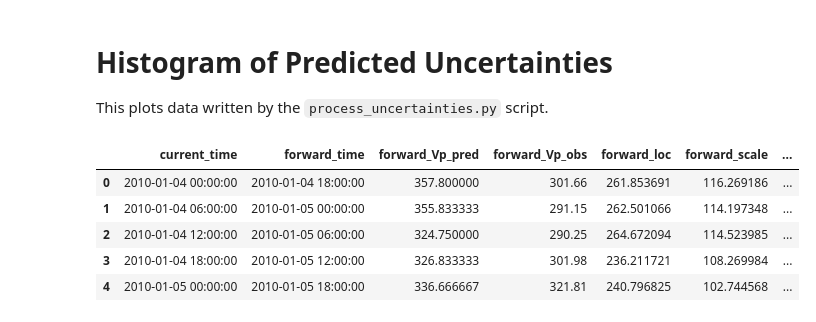
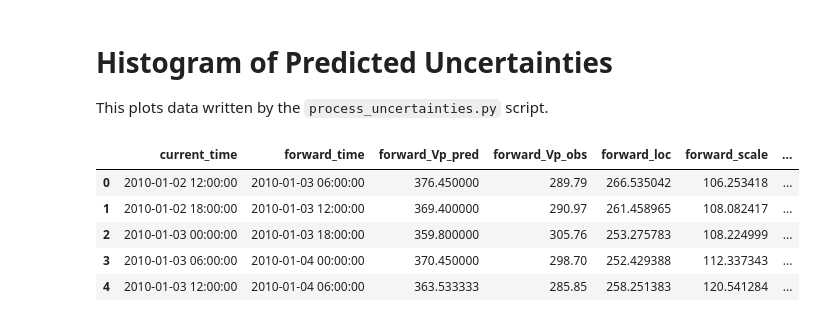
Before and after one commit to ddasilva/wsa_knn_uncertainty_v2, a Jupyter notebook: notebooks/Distribution of Sigmas.ipynb, the cells around one changed output. Saved outputs shown, nothing was run; the diff lists cells and outputs as text; code cells hidden in the pictures.

```diff
--- a/notebooks/Distribution of Sigmas.ipynb
+++ b/notebooks/Distribution of Sigmas.ipynb
@@ -17,19 +19,19 @@ sns.set()
 # %%
 dfs = {}
 
 for i in range(MIN_DAYSAHEAD, MAX_DAYSAHEAD + 1):
     dfs[i] = pd.read_csv(
-        f"../data/processed/skew_gaussian/k200/delta_window8/processed_daysahead{i}_R000.csv"
+        f"../data/processed/{tag}/processed_daysahead{i}_R000.csv"
     )
 
 dfs[1].head()
 # %% [output]
 |  | current_time | forward_time | forward_Vp_pred | forward_Vp_obs | forward_loc | forward_scale | ... |
-| 0 | 2010-01-04 00:00:00 | 2010-01-04 18:00:00 | 357.800000 | 301.66 | 261.853691 | 116.269186 | ... |
-| 1 | 2010-01-04 06:00:00 | 2010-01-05 00:00:00 | 355.833333 | 291.15 | 262.501066 | 114.197348 | ... |
-| 2 | 2010-01-04 12:00:00 | 2010-01-05 06:00:00 | 324.750000 | 290.25 | 264.672094 | 114.523985 | ... |
-| 3 | 2010-01-04 18:00:00 | 2010-01-05 12:00:00 | 326.833333 | 301.98 | 236.211721 | 108.269984 | ... |
-| 4 | 2010-01-05 00:00:00 | 2010-01-05 18:00:00 | 336.666667 | 321.81 | 240.796825 | 102.744568 | ... |
+| 0 | 2010-01-02 12:00:00 | 2010-01-03 06:00:00 | 376.450000 | 289.79 | 266.535042 | 106.253418 | ... |
+| 1 | 2010-01-02 18:00:00 | 2010-01-03 12:00:00 | 369.400000 | 290.97 | 261.458965 | 108.082417 | ... |
+| 2 | 2010-01-03 00:00:00 | 2010-01-03 18:00:00 | 359.800000 | 305.76 | 253.275783 | 108.224999 | ... |
+| 3 | 2010-01-03 06:00:00 | 2010-01-04 00:00:00 | 370.450000 | 298.70 | 252.429388 | 112.337343 | ... |
+| 4 | 2010-01-03 12:00:00 | 2010-01-04 06:00:00 | 363.533333 | 285.85 | 258.251383 | 120.541284 | ... |
 # %%
 bins = np.arange(35, 190, 1)
 
```
Also changed, not shown: parts of 2 cells of this notebook, 7 other files.
